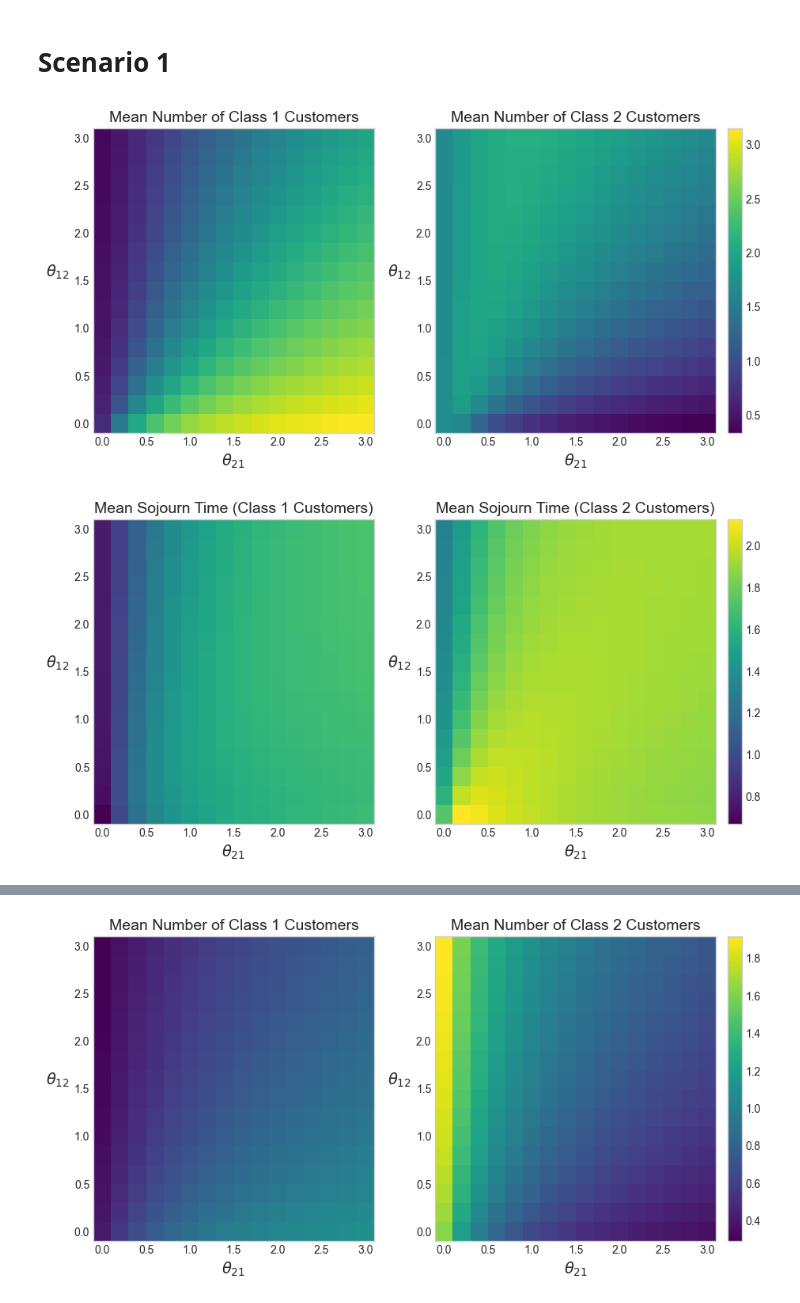
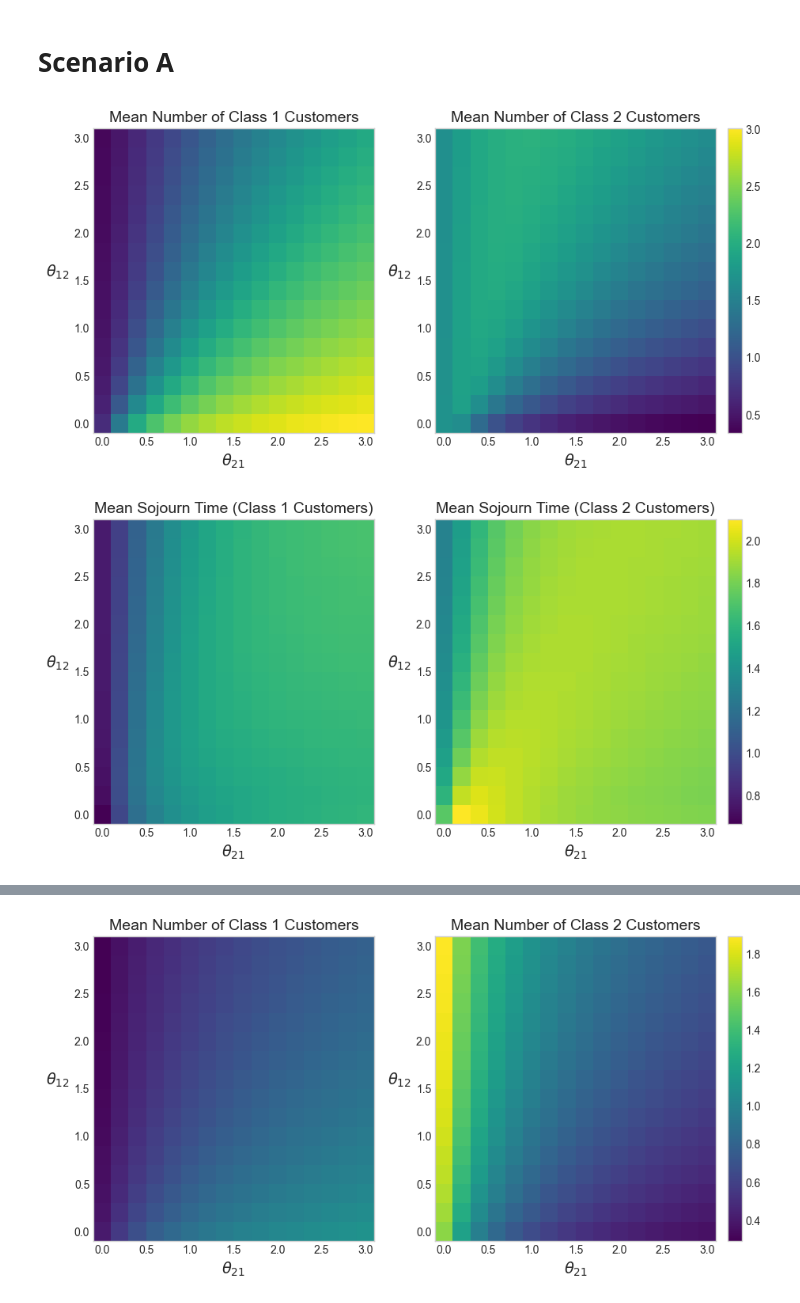
Before and after one commit to geraintpalmer/DynamicClasses, a Jupyter notebook: src/Effect of Parameters.ipynb, the cells around one changed output, grey strips where cells are left out. Cells and saved outputs as stored; diff of their text form; code cells hidden in the pictures.

```diff
--- a/src/Effect of Parameters.ipynb
+++ b/src/Effect of Parameters.ipynb
@@ -40,6 +40,14 @@ def get_all_measures(mu1, mu2, theta12, theta21, bound=25):
         arrival_rates=[1, 1],
         probs=probs,
     )
+
+    var_sojourn_times = models.find_var_sojourn_time(
+        State_Space=states_sj,
+        transition_matrix=transmat_sj,
+        arrival_rates=[1, 1],
+        probs=probs,
+    )
+
     return (
         relative_prob,
         p_hit_bound,
@@ -47,6 +55,7 @@ def get_all_measures(mu1, mu2, theta12, theta21, bound=25):
         num_custs[1],
         mean_sojourn_times[0],
         mean_sojourn_times[1],
+        var_sojourn_times
     )
 # %%
 def run_scenario_experiments(mu1, mu2, theta12s, theta21s, bound=25):
@@ -57,6 +66,7 @@ def run_scenario_experiments(mu1, mu2, theta12s, theta21s, bound=25):
         "num_cust2": {},
         "mean_sojourn1": {},
         "mean_sojourn2": {},
+        "var_sojourn": {},
     }
     for theta12 in tqdm.notebook.tqdm(theta12s, desc="Theta_12", position=0):
         results["relative_prob"][theta12] = {}
@@ -65,6 +75,7 @@ def run_scenario_experiments(mu1, mu2, theta12s, theta21s, bound=25):
         results["num_cust2"][theta12] = {}
         results["mean_sojourn1"][theta12] = {}
         results["mean_sojourn2"][theta12] = {}
+        results["var_sojourn"][theta12] = {}
         for theta21 in tqdm.notebook.tqdm(
             theta21s, desc="Theta_21", position=1, leave=False
         ):
@@ -75,6 +86,7 @@ def run_scenario_experiments(mu1, mu2, theta12s, theta21s, bound=25):
                 num_cust2,
                 mean_sojourn1,
                 mean_sojourn2,
+                var_sojourn
             ) = get_all_measures(
                 mu1=mu1, mu2=mu2, theta12=theta12, theta21=theta21, bound=bound
             )
@@ -84,6 +96,7 @@ def run_scenario_experiments(mu1, mu2, theta12s, theta21s, bound=25):
             results["num_cust2"][theta12][theta21] = num_cust2
             results["mean_sojourn1"][theta12][theta21] = mean_sojourn1
             results["mean_sojourn2"][theta12][theta21] = mean_sojourn2
+            results["var_sojourn"][theta12][theta21] = var_sojourn
     return results
 # %%
 def plot_mean_num_custs(results, theta12s, theta21s):
@@ -170,20 +206,21 @@ def plot_mean_sojourn_time(results, theta12s, theta21s):
 # %%
 theta12s = [0, 0.2, 0.4, 0.6, 0.8, 1, 1.2, 1.4, 1.6, 1.8, 2, 2.2, 2.4, 2.6, 2.8, 3.0]
 theta21s = [0, 0.2, 0.4, 0.6, 0.8, 1, 1.2, 1.4, 1.6, 1.8, 2, 2.2, 2.4, 2.6, 2.8, 3.0]
-bound = 16
+# bound = 16
+bound = 14
 # %% [markdown]
-# Scenario 1
+# Scenario A
 # %%
-results_1 = run_scenario_experiments(
+results_A = run_scenario_experiments(
     mu1=5 / 2, mu2=7 / 2, theta12s=theta12s, theta21s=theta21s, bound=bound
 )
 # %%
-fig_1n = plot_mean_num_custs(results_1, theta12s, theta21s)
-fig_1n.savefig("../tex/img/vary_thetas_meancusts_scen1.pdf")
+fig_An = plot_mean_num_custs(results_A, theta12s, theta21s)
+fig_An.savefig("../tex/img/vary_thetas_meancusts_scenA.pdf")
 # %% [output]
-[figure, old version]
+[figure, new version]
 # %%
-fig_1s = plot_mean_sojourn_time(results_1, theta12s, theta21s)
-fig_1s.savefig("../tex/img/vary_thetas_sojourn_scen1.pdf")
+fig_As = plot_mean_sojourn_time(results_A, theta12s, theta21s)
+fig_As.savefig("../tex/img/vary_thetas_sojourn_scenA.pdf")
 # %% [output]
-[figure, old version]
+[figure, new version]
```
Also changed, not shown: parts of 23 cells of this notebook, 31 other files.
